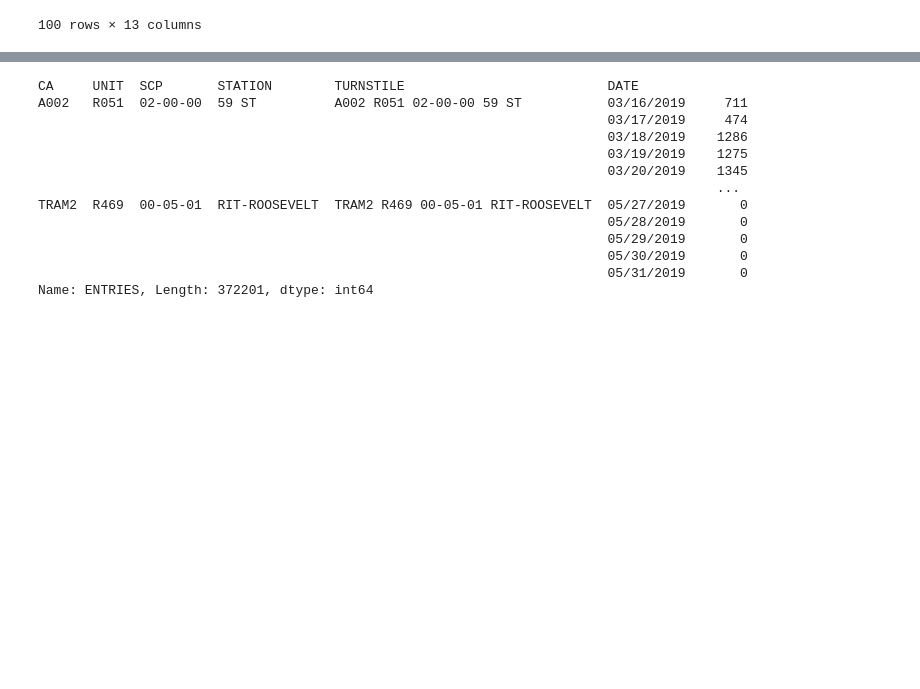
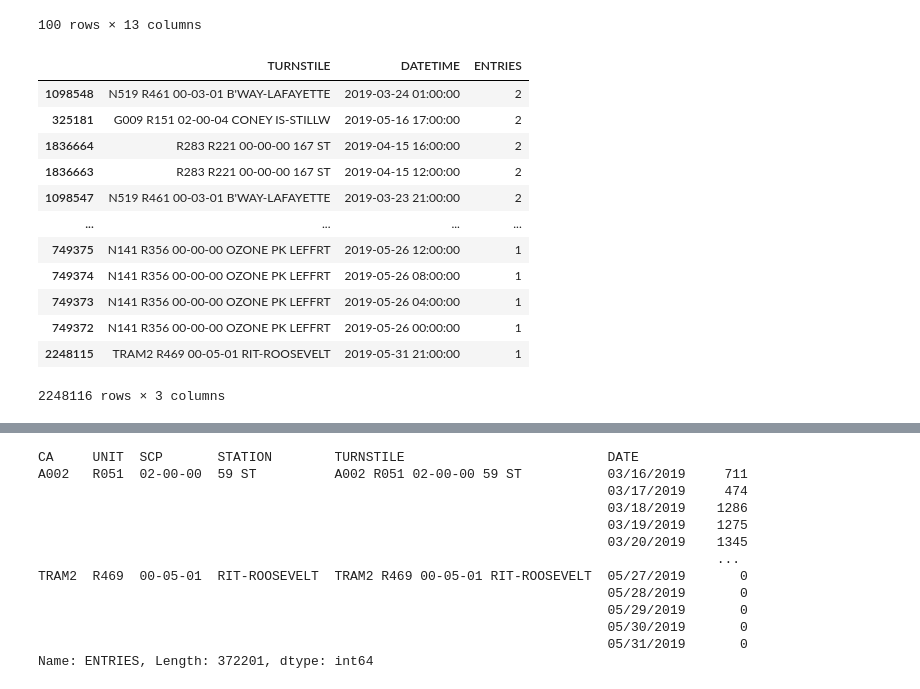
Before and after one commit to JayZZZZZZZ/project-1, a Jupyter notebook: MTA_Project1.ipynb, the cells around one changed output, grey strips where cells are left out. Drawn from its saved outputs; the diff is of its cells as text; code cells hidden in the pictures; blank space fills up the shorter version.

Commit message:
removed duplicates for turnstile with duplicated datetime entries

```diff
--- a/MTA_Project1.ipynb
+++ b/MTA_Project1.ipynb
@@ -100,3 +100,19 @@ mta_df.head(100)
 | 98 | A002 | R051 | 02-03-00 | 59 ST | NQR456W | BMT | 03/18/2019 | 08:00:00 | REGULAR | 1206006 | 4531129 | ... |
 | 99 | A002 | R051 | 02-03-00 | 59 ST | NQR456W | BMT | 03/18/2019 | 12:00:00 | REGULAR | 1206058 | 4531768 | ... |
 100 rows × 13 columns
+# %%
+mta_df.groupby(['TURNSTILE','DATETIME']).ENTRIES.count().reset_index().sort_values("ENTRIES",ascending=False)
+# %% [output]
+|  | TURNSTILE | DATETIME | ENTRIES |
+| 1098548 | N519 R461 00-03-01 B'WAY-LAFAYETTE | 2019-03-24 01:00:00 | 2 |
+| 325181 | G009 R151 02-00-04 CONEY IS-STILLW | 2019-05-16 17:00:00 | 2 |
+| 1836664 | R283 R221 00-00-00 167 ST | 2019-04-15 16:00:00 | 2 |
+| 1836663 | R283 R221 00-00-00 167 ST | 2019-04-15 12:00:00 | 2 |
+| 1098547 | N519 R461 00-03-01 B'WAY-LAFAYETTE | 2019-03-23 21:00:00 | 2 |
+| ... | ... | ... | ... |
+| 749375 | N141 R356 00-00-00 OZONE PK LEFFRT | 2019-05-26 12:00:00 | 1 |
+| 749374 | N141 R356 00-00-00 OZONE PK LEFFRT | 2019-05-26 08:00:00 | 1 |
+| 749373 | N141 R356 00-00-00 OZONE PK LEFFRT | 2019-05-26 04:00:00 | 1 |
+| 749372 | N141 R356 00-00-00 OZONE PK LEFFRT | 2019-05-26 00:00:00 | 1 |
+| 2248115 | TRAM2 R469 00-05-01 RIT-ROOSEVELT | 2019-05-31 21:00:00 | 1 |
+2248116 rows × 3 columns
```
Also changed, not shown: parts of 1 cell of this notebook.
